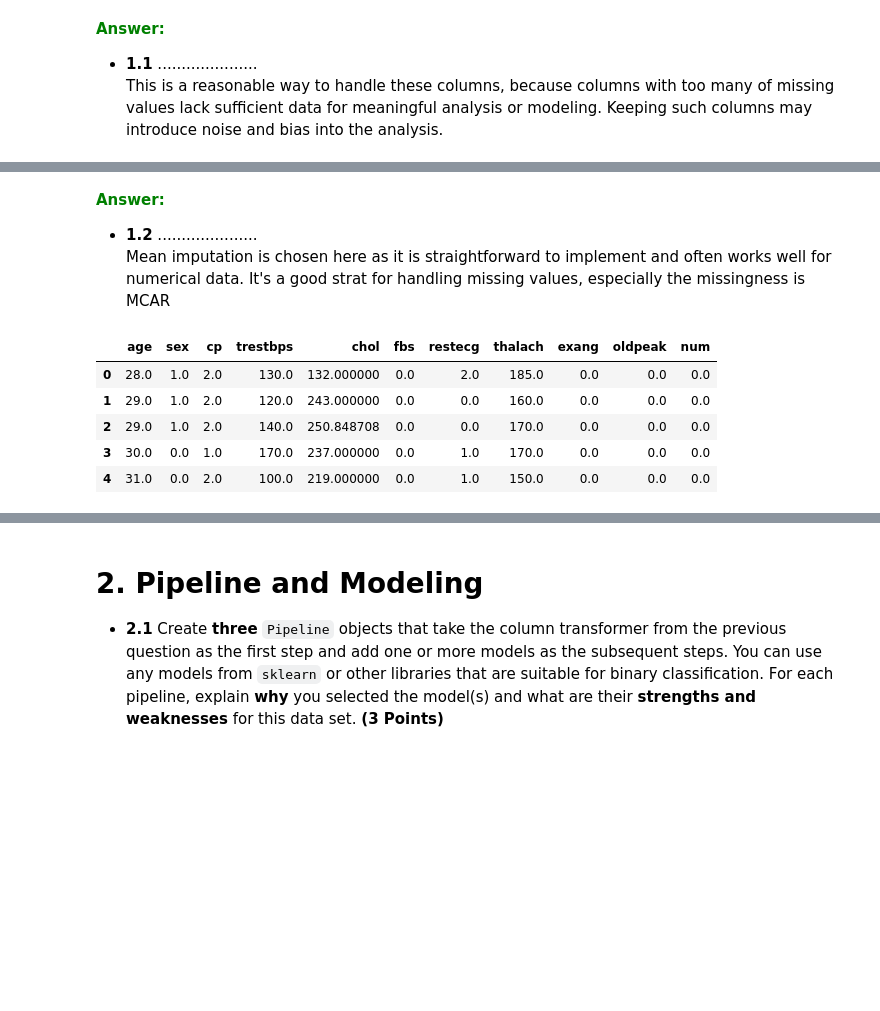
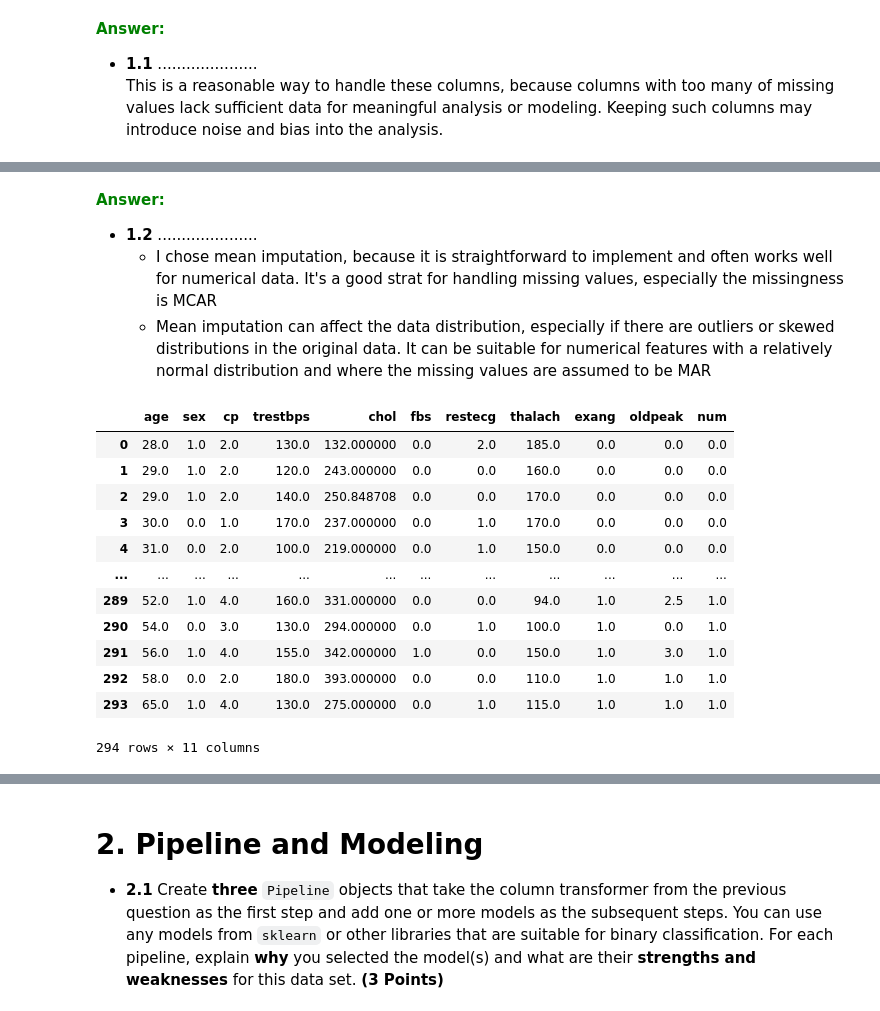
Before and after one commit to CarrotBRRR/ENSF-444-Assignments, a Jupyter notebook: A4/ENSF444_Assignment4.ipynb, the cells around one changed output, grey strips where cells are left out. Drawn from its saved outputs; the diff is of its cells as text; code cells hidden in the pictures; blank space fills up the shorter version.

```diff
--- a/A4/ENSF444_Assignment4.ipynb
+++ b/A4/ENSF444_Assignment4.ipynb
@@ -101,25 +120,33 @@ dtype: float64
 <font color='Green'><b>Answer:</b></font>
 
 - **1.2** ..................... <br/>
-Mean imputation is chosen here as it is straightforward to implement and often works well for numerical data. It's a good strat for handling missing values, especially the missingness is MCAR
+    - I chose mean imputation, because it is straightforward to implement and often works well for numerical data. It's a good strat for handling missing values, especially the missingness is MCAR
+    - Mean imputation can affect the data distribution, especially if there are outliers or skewed distributions in the original data. It can be suitable for numerical features with a relatively normal distribution and where the missing values are assumed to be MAR
 # %%
 # 1.2
 from sklearn.impute import SimpleImputer
 # Create an instance of SimpleImputer with the mean strategy
 imputer = SimpleImputer(strategy='mean')
 
 # Fill in the missing values in the DataFrame
 df_filled = pd.DataFrame(imputer.fit_transform(df), columns=df.columns)
 
 # Display the DataFrame
-df_filled.head()
+display(df_filled)
 # %% [output]
 |  | age | sex | cp | trestbps | chol | fbs | restecg | thalach | exang | oldpeak | num |
 | 0 | 28.0 | 1.0 | 2.0 | 130.0 | 132.000000 | 0.0 | 2.0 | 185.0 | 0.0 | 0.0 | 0.0 |
 | 1 | 29.0 | 1.0 | 2.0 | 120.0 | 243.000000 | 0.0 | 0.0 | 160.0 | 0.0 | 0.0 | 0.0 |
 | 2 | 29.0 | 1.0 | 2.0 | 140.0 | 250.848708 | 0.0 | 0.0 | 170.0 | 0.0 | 0.0 | 0.0 |
 | 3 | 30.0 | 0.0 | 1.0 | 170.0 | 237.000000 | 0.0 | 1.0 | 170.0 | 0.0 | 0.0 | 0.0 |
 | 4 | 31.0 | 0.0 | 2.0 | 100.0 | 219.000000 | 0.0 | 1.0 | 150.0 | 0.0 | 0.0 | 0.0 |
+| ... | ... | ... | ... | ... | ... | ... | ... | ... | ... | ... | ... |
+| 289 | 52.0 | 1.0 | 4.0 | 160.0 | 331.000000 | 0.0 | 0.0 | 94.0 | 1.0 | 2.5 | 1.0 |
+| 290 | 54.0 | 0.0 | 3.0 | 130.0 | 294.000000 | 0.0 | 1.0 | 100.0 | 1.0 | 0.0 | 1.0 |
+| 291 | 56.0 | 1.0 | 4.0 | 155.0 | 342.000000 | 1.0 | 0.0 | 150.0 | 1.0 | 3.0 | 1.0 |
+| 292 | 58.0 | 0.0 | 2.0 | 180.0 | 393.000000 | 0.0 | 0.0 | 110.0 | 1.0 | 1.0 | 1.0 |
+| 293 | 65.0 | 1.0 | 4.0 | 130.0 | 275.000000 | 0.0 | 1.0 | 115.0 | 1.0 | 1.0 | 1.0 |
+294 rows × 11 columns
 # %% [markdown]
 <font color='Green'><b>Answer:</b></font>
 
```
Also changed, not shown: parts of 6 cells of this notebook.
